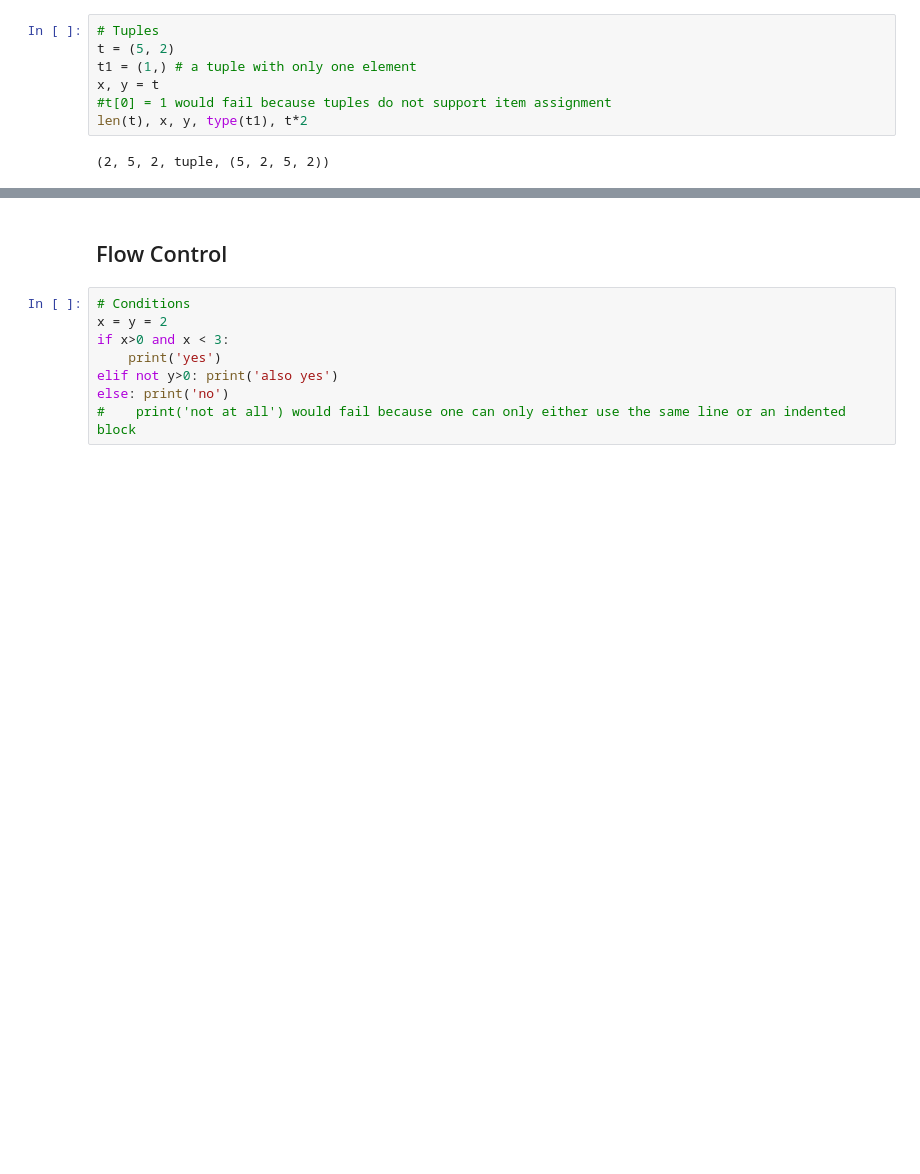
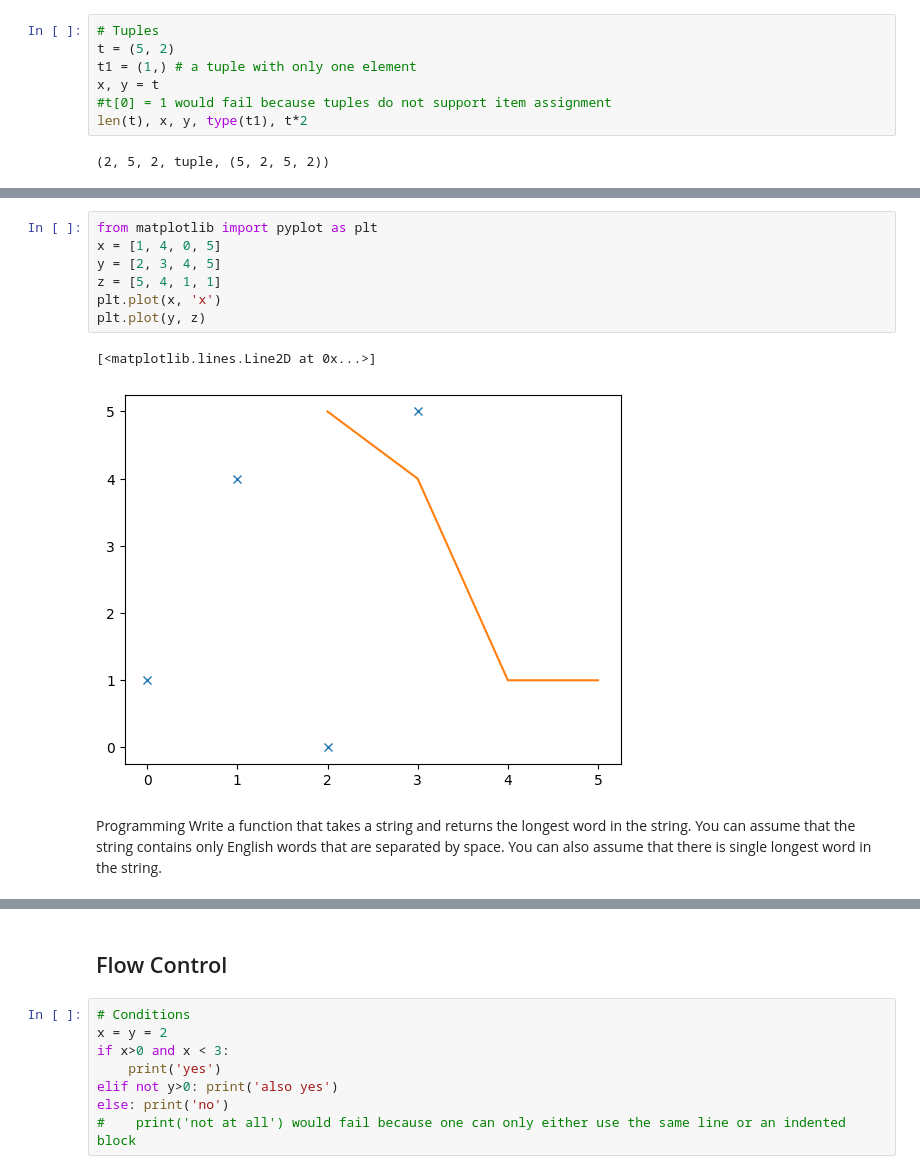
Before and after one commit to andy7622y/myfb, a Jupyter notebook: IS557/Lecture 13. Summary.ipynb, the cells around one changed output, grey strips where cells are left out. Drawn from its saved outputs; the diff is of its cells as text; blank space fills up the shorter version.

```diff
--- a/IS557/Lecture 13. Summary.ipynb
+++ b/IS557/Lecture 13. Summary.ipynb
@@ -117,0 +223,15 @@ len(d), d['a'], list(d.items()), list(d.keys()), list(d.values()), {k: k*2 for k
+# %%
+from matplotlib import pyplot as plt
+x = [1, 4, 0, 5]
+y = [2, 3, 4, 5]
+z = [5, 4, 1, 1]
+plt.plot(x, 'x')
+plt.plot(y, z)
+# %% [output]
+[<matplotlib.lines.Line2D at 0x...>]
+[figure, added]
+# %% [markdown]
+Programming
+Write a function that takes a string and returns the longest word in the string. You
+can assume that the string contains only English words that are separated by space.
+You can also assume that there is single longest word in the string.
```
Also changed, not shown: parts of 22 cells of this notebook.
